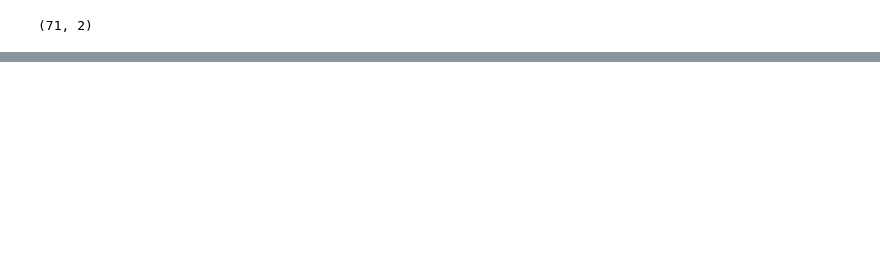
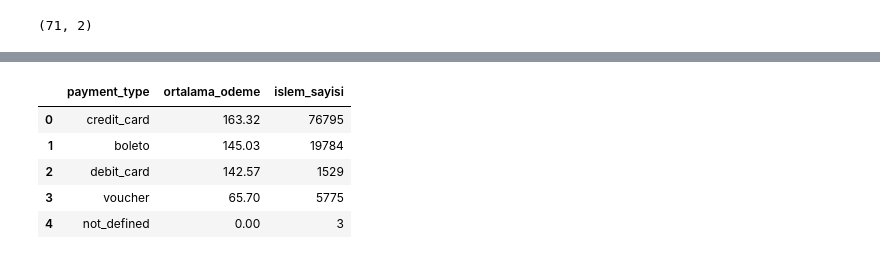
Before and after one commit to demirilayda/olist-data-pipeline, a Jupyter notebook: 02_sql_analysis.ipynb, the cells around one changed output, grey strips where cells are left out. Saved outputs shown, nothing was run; the diff lists cells and outputs as text; code cells hidden in the pictures; blank space fills up the shorter version.

```diff
--- a/02_sql_analysis.ipynb
+++ b/02_sql_analysis.ipynb
@@ -227,0 +302,18 @@ kategori_gelir_df
+# %%
+odeme_deger_df = pd.read_sql_query("""
+    SELECT p.payment_type,
+           ROUND(AVG(p.payment_value), 2) AS ortalama_odeme,
+           COUNT(*) AS islem_sayisi
+    FROM payments AS p
+    INNER JOIN orders AS o ON p.order_id = o.order_id
+    GROUP BY p.payment_type
+    ORDER BY ortalama_odeme DESC;
+""", connection)
+odeme_deger_df
+# %% [output]
+|  | payment_type | ortalama_odeme | islem_sayisi |
+| 0 | credit_card | 163.32 | 76795 |
+| 1 | boleto | 145.03 | 19784 |
+| 2 | debit_card | 142.57 | 1529 |
+| 3 | voucher | 65.70 | 5775 |
+| 4 | not_defined | 0.00 | 3 |
```
Also changed, not shown: parts of 21 cells of this notebook.
